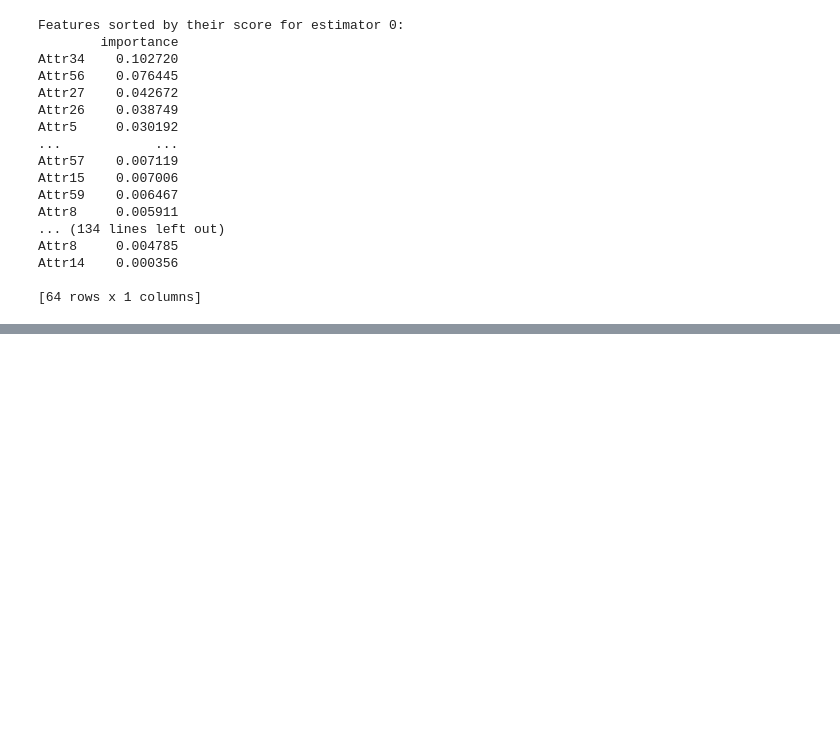
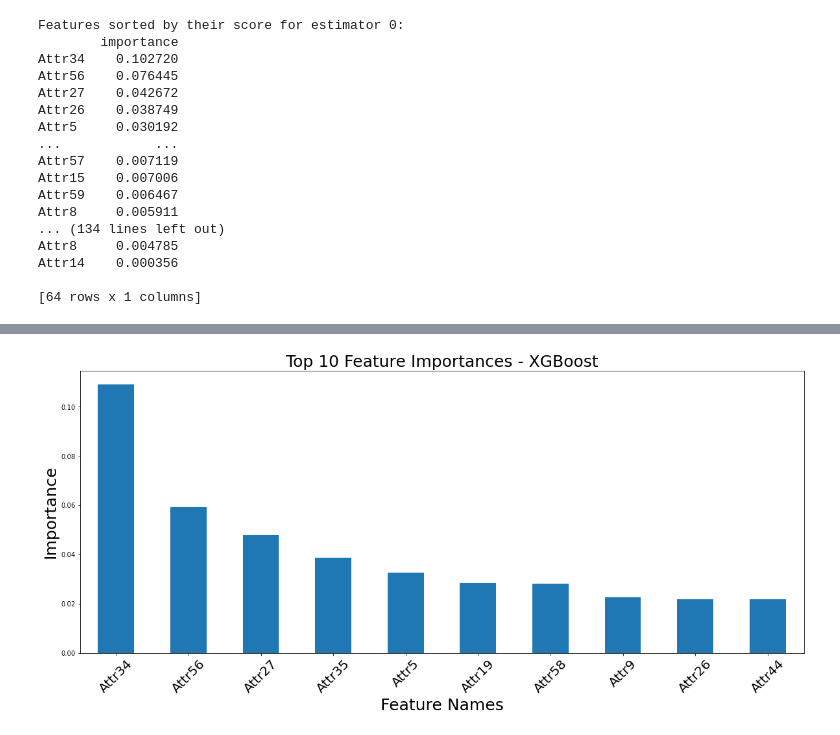
Before and after one commit to scottdyl/qtw, a Jupyter notebook: case study 4/Model_S_V2.ipynb, the cells around one changed output, grey strips where cells are left out. Cells and saved outputs as stored; diff of their text form; code cells hidden in the pictures; blank space fills up the shorter version.

```diff
--- a/case study 4/Model_S_V2.ipynb
+++ b/case study 4/Model_S_V2.ipynb
@@ -447,0 +454,15 @@ feature_importances
+# %%
+feature_importances.columns = ["feature_names", "importance"]
+# %%
+feat_ten= feature_importances.head(10)
+# %%
+weights = pd.Series(feat_ten['importance'].values,index=feat_ten['feature_names'])
+ax = weights.plot(kind='bar', figsize=(20,8))
+plt.xticks(rotation = 45, fontsize=20)
+font1 = {'color':'black','size':25}
+ax.set_title("Top 10 Feature Importances - XGBoost", fontdict = font1)
+ax.set_ylabel("Importance",fontdict = font1)
+ax.set_xlabel("Feature Names", fontdict = font1)
+plt.show()
+# %% [output]
+[figure, added]
```
Also changed, not shown: parts of 4 cells of this notebook.
